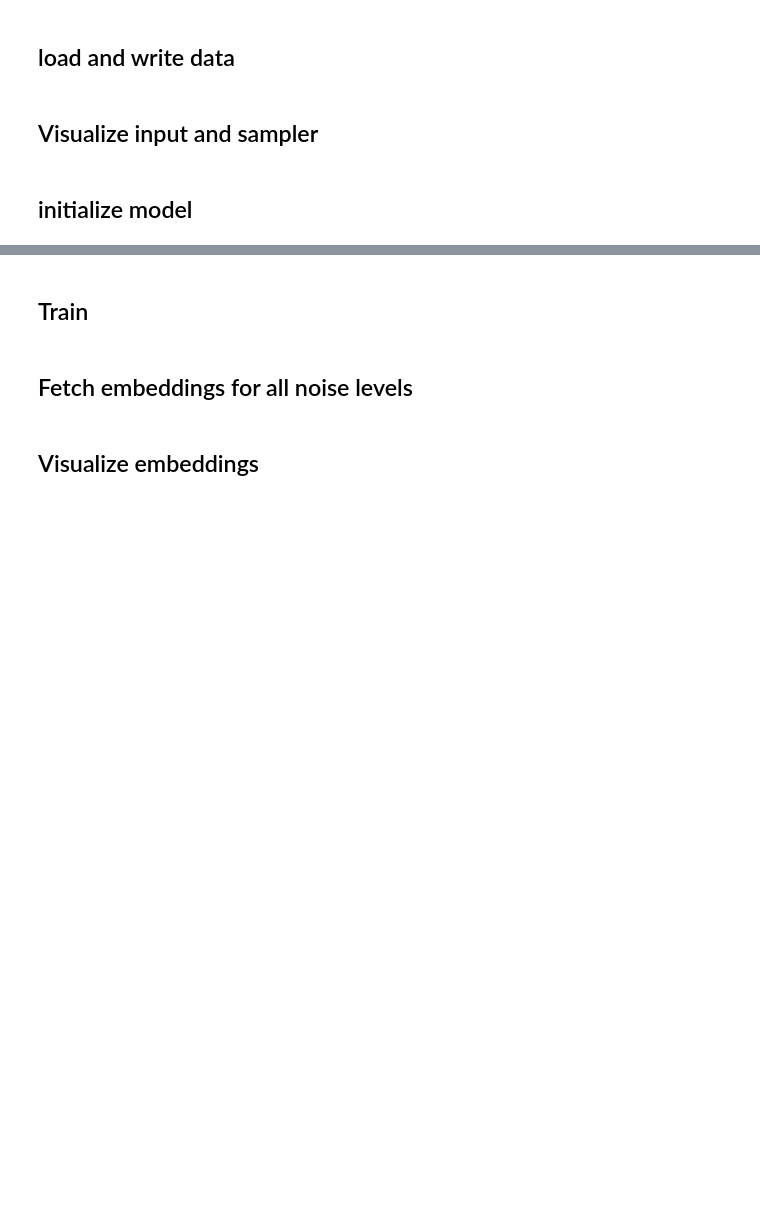
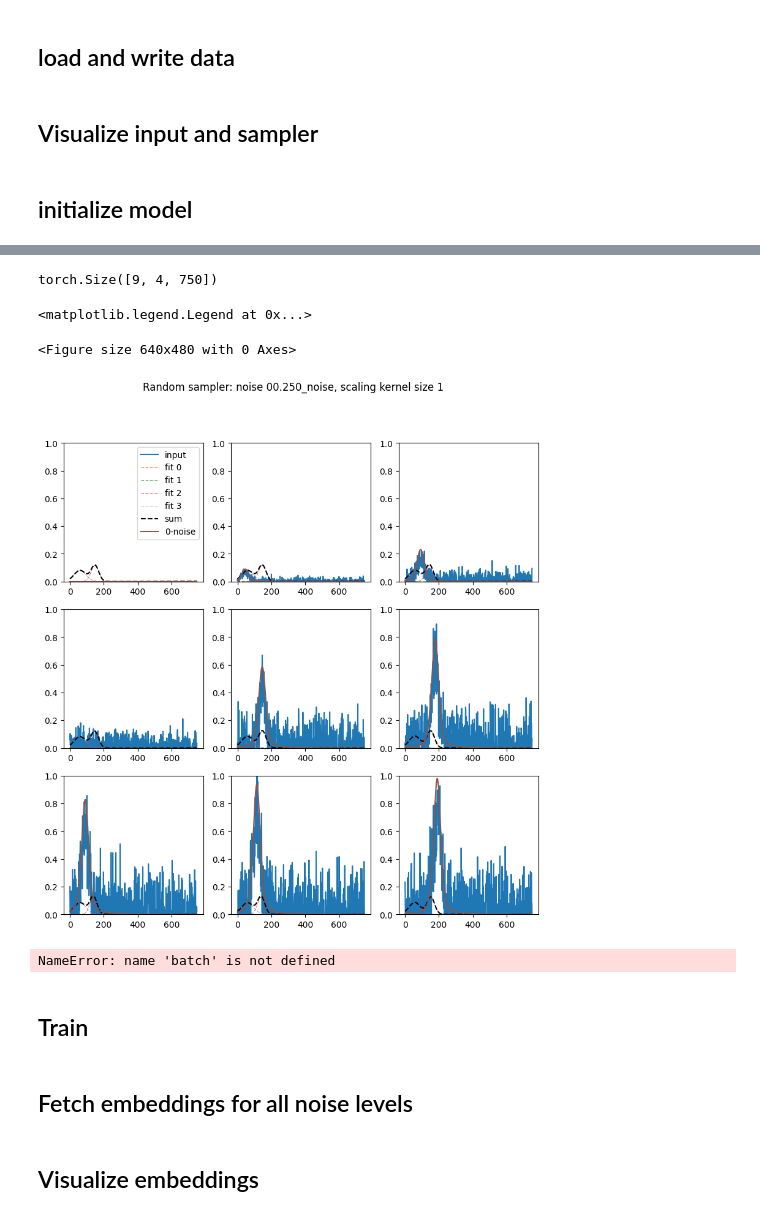
Before and after one commit to zhangxinqiao314/Gaussian_Sampler, a Jupyter notebook: Notebooks/fake_pv_testing.ipynb, the cells around one changed output, grey strips where cells are left out. Saved outputs shown, nothing was run; the diff lists cells and outputs as text; code cells hidden in the pictures; blank space fills up the shorter version.

```diff
--- a/Notebooks/fake_pv_testing.ipynb
+++ b/Notebooks/fake_pv_testing.ipynb
@@ -97,6 +101,7 @@ fitter = Fitter_AE(function=generate_pseudovoigt_1D,
                    num_params=num_params,
                    num_fits=num_fits,
                    input_channels = 1,
+                   learning_rate=3e-5,
                    device='cuda:0',
                    encoder = Multiscale1DFitter,
                    encoder_params = {
@@ -113,14 +118,17 @@ fitter = Fitter_AE(function=generate_pseudovoigt_1D,
                             "hidden_embedding": block_factory(FC_Block)(output_size_list=[8,num_params*num_fits]),
                         },
                         'final_activation_function': pseudovoigt_1D_activations,
-                        'final_activation_kwargs': {'limits': [1,dset.shape[-1],dset.shape[-1],dset.shape[-3]]},
+                        # TEST: LIMITS
+                        'final_activation_kwargs': {'limits': [2,dset.shape[-1],dset.shape[-1],dset.shape[-3]]},
                         "skip_connections": ["hidden_xfc", "hidden_embedding"]
                     },
                     checkpoint_folder='home/m3learning/Northwestern/Northwestern_link/Gaussian_Sampler/checkpoints',
-                    sampler = sampler,
-                    sampler_params = {'dset': dset,
-                                      'batch_size': 100,
-                                      'gaussian_std': 5,
-                                      'orig_shape': dset.shape[0:-1],
-                                      'num_neighbors': 20, },
+                    # sampler = sampler,
+                    # sampler_params = {'dset': dset,
+                    #                   'batch_size': 100,
+                    #                   'gaussian_std': 5,
+                    #                   'orig_shape': dset.shape[0:-1],
+                    #                   'num_neighbors': 20, },
                 )
+# %%
+fitter.train(epochs=10,save_every=10)
@@ -160,3 +181,48 @@ fitter = Fitter_AE(function=generate_pseudovoigt_1D,
+# %%
+import matplotlib.pyplot as plt
+plt.clf()
+test_inds= [10,923,2346,3456,5873,7889,8245,9357,9795]
+# batch = next(iter(fitter.dataloader))
+# print(batch[1].shape)
+
+dset.noise_ = 5
+test_batch = torch.Tensor(dset[test_inds][1]).reshape(-1,1,dset.spec_len).float().to('cuda:0')
+out = fitter.encoder(test_batch.to('cuda:0'))
+print(out[0].shape)
+px = 0
+fig, ax = plt.subplots(3,3,figsize=(10,10))
+ax=ax.flatten()
+fig.suptitle(f'Random sampler: noise {dset.noise_}, scaling kernel size {dset.scaling_kernel_size}')
+lines = []
+
+
+for i,ind in enumerate(test_inds):
+    a = ax[i].plot(test_batch[i].cpu().detach().numpy().flatten(), label='input')
+    if i==0: lines.append(a[0])
+    for f in range(out[0].shape[1]):
+        a = ax[i].plot(out[0][i,f].cpu().detach().numpy(),'-.', linewidth=0.5, label=f'fit {f}')
+        if i==0: lines.append(a[0])
+    a = ax[i].plot(out[0][i].sum(dim=0).cpu().detach().numpy(), 'k--', label='sum')
+    if i==0: lines.append(a[0])
+
+
+dset.noise_ = 0
+for i,ind in enumerate(test_inds):
+    a = ax[i].plot(dset[ind][1], label='0-noise')
+    ax[i].set_ylim(0, 1)
+    if i==0: lines.append(a[0])
+
+ax[0].legend(handles=lines, loc='upper right')
+# %% [output]
+torch.Size([9, 4, 750])
+<matplotlib.legend.Legend at 0x...>
+<Figure size 640x480 with 0 Axes>
+[figure, added]
+# %%
+dset.noise_ = 0
+plt.plot(dset[batch[0][px]][1][px], label='0-noise')
+# %% [output]
+NameError: name 'batch' is not defined
 # %% [markdown]
 ## Train
 # %%
```
Also changed, not shown: parts of 8 cells of this notebook, 3 other files.
